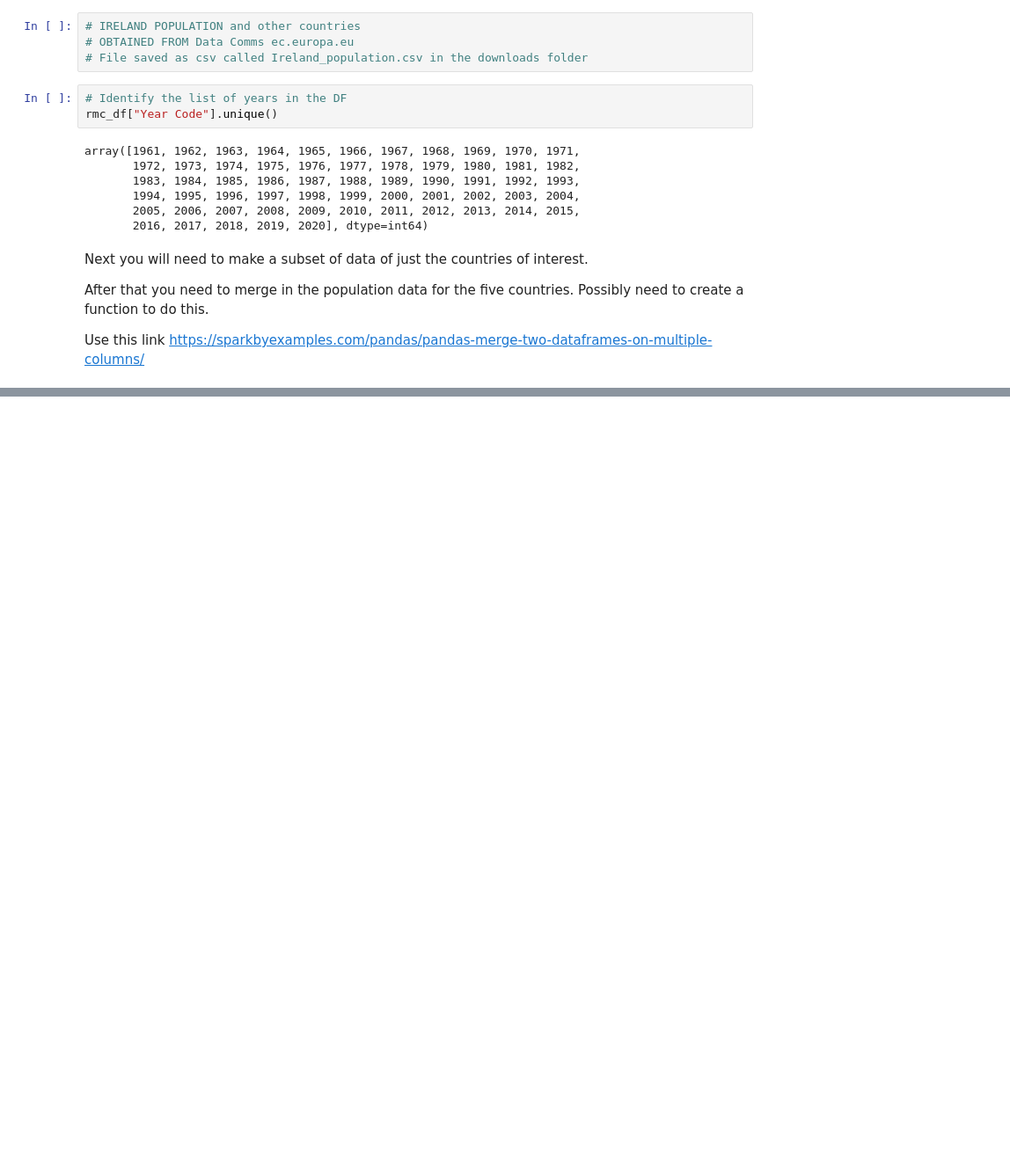
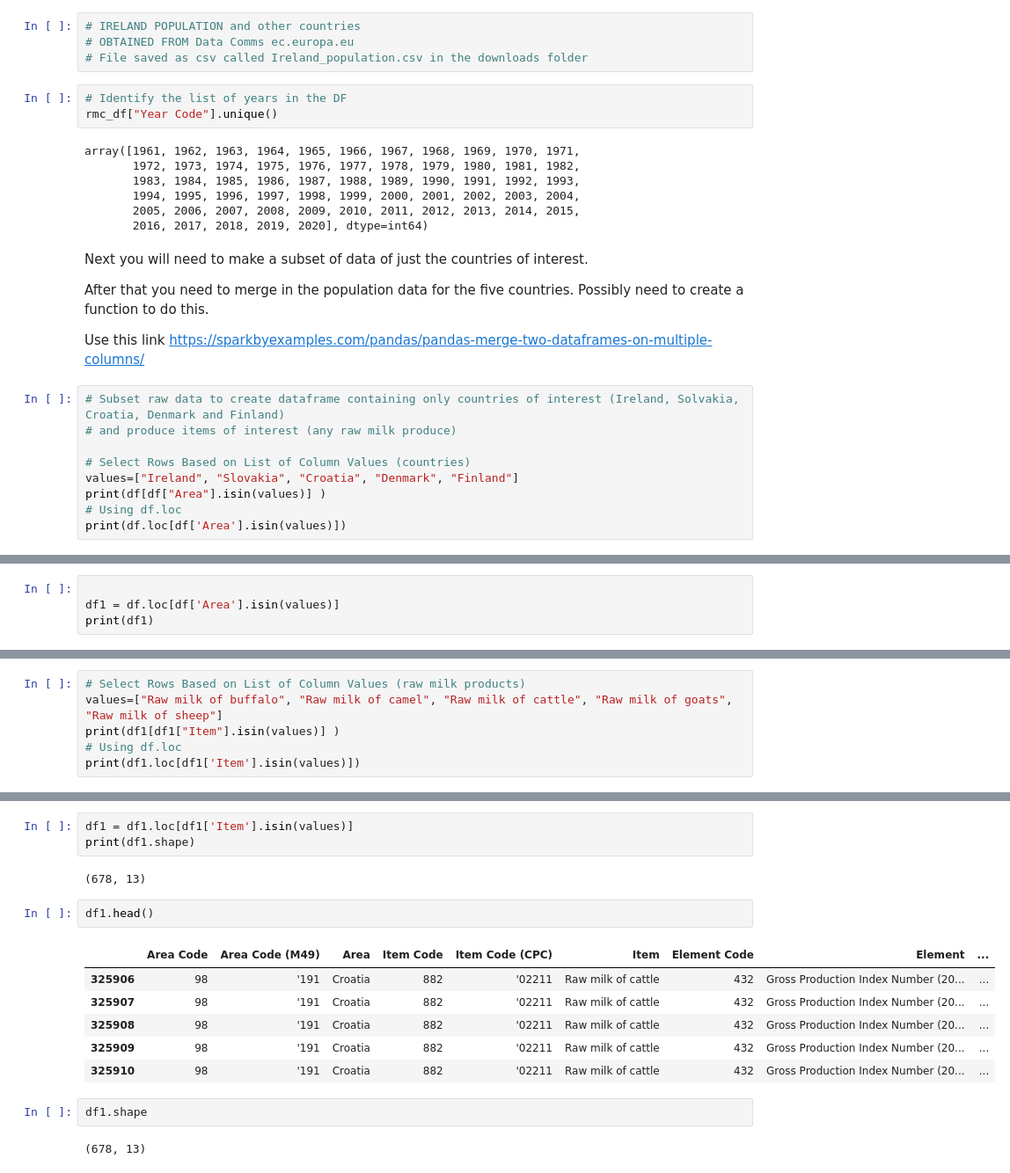
Before and after one commit to DrAmy-Data/CA2, a Jupyter notebook: CA2.ipynb, the cells around one changed output, grey strips where cells are left out. Shown at 88% size. Cells and saved outputs as stored; diff of their text form; blank space fills up the shorter version.

Commit message:
Create subset of countries and produce data from raw data AND Attempt to create loop for adding population data based on location

```diff
--- a/CA2.ipynb
+++ b/CA2.ipynb
@@ -314,3 +314,12 @@ After that you need to merge in the population data for the five countries. Poss
 
 Use this link
 https://sparkbyexamples.com/pandas/pandas-merge-two-dataframes-on-multiple-columns/
+# %%
+# Subset raw data to create dataframe containing only countries of interest (Ireland, Solvakia, Croatia, Denmark and Finland)
+# and produce items of interest (any raw milk produce)
+
+# Select Rows Based on List of Column Values (countries)
+values=["Ireland", "Slovakia", "Croatia", "Denmark", "Finland"]
+print(df[df["Area"].isin(values)] )
+# Using df.loc
+print(df.loc[df['Area'].isin(values)])
@@ -316,0 +344,4 @@ https://sparkbyexamples.com/pandas/pandas-merge-two-dataframes-on-multiple-colum
+# %%
+
+df1 = df.loc[df['Area'].isin(values)]
+print(df1)
@@ -316,0 +386,6 @@ https://sparkbyexamples.com/pandas/pandas-merge-two-dataframes-on-multiple-colum
+# %%
+# Select Rows Based on List of Column Values (raw milk products)
+values=["Raw milk of buffalo", "Raw milk of camel", "Raw milk of cattle", "Raw milk of goats", "Raw milk of sheep"]
+print(df1[df1["Item"].isin(values)] )
+# Using df.loc
+print(df1.loc[df1['Item'].isin(values)])
@@ -316,0 +410,18 @@ https://sparkbyexamples.com/pandas/pandas-merge-two-dataframes-on-multiple-colum
+# %%
+df1 = df1.loc[df1['Item'].isin(values)]
+print(df1.shape)
+# %% [output]
+(678, 13)
+# %%
+df1.head()
+# %% [output]
+|  | Area Code | Area Code (M49) | Area | Item Code | Item Code (CPC) | Item | Element Code | Element | ... |
+| 325906 | 98 | '191 | Croatia | 882 | '02211 | Raw milk of cattle | 432 | Gross Production Index Number (20... | ... |
+| 325907 | 98 | '191 | Croatia | 882 | '02211 | Raw milk of cattle | 432 | Gross Production Index Number (20... | ... |
+| 325908 | 98 | '191 | Croatia | 882 | '02211 | Raw milk of cattle | 432 | Gross Production Index Number (20... | ... |
+| 325909 | 98 | '191 | Croatia | 882 | '02211 | Raw milk of cattle | 432 | Gross Production Index Number (20... | ... |
+| 325910 | 98 | '191 | Croatia | 882 | '02211 | Raw milk of cattle | 432 | Gross Production Index Number (20... | ... |
+# %%
+df1.shape
+# %% [output]
+(678, 13)
```
Also changed, not shown: parts of 6 cells of this notebook.
